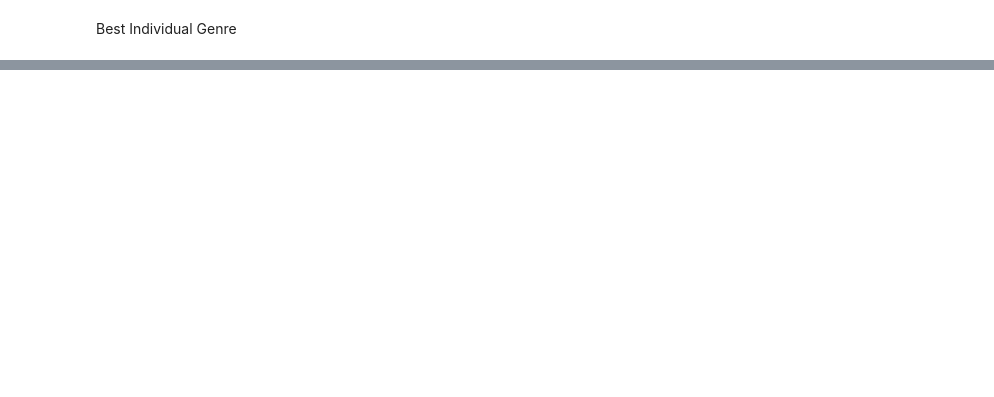
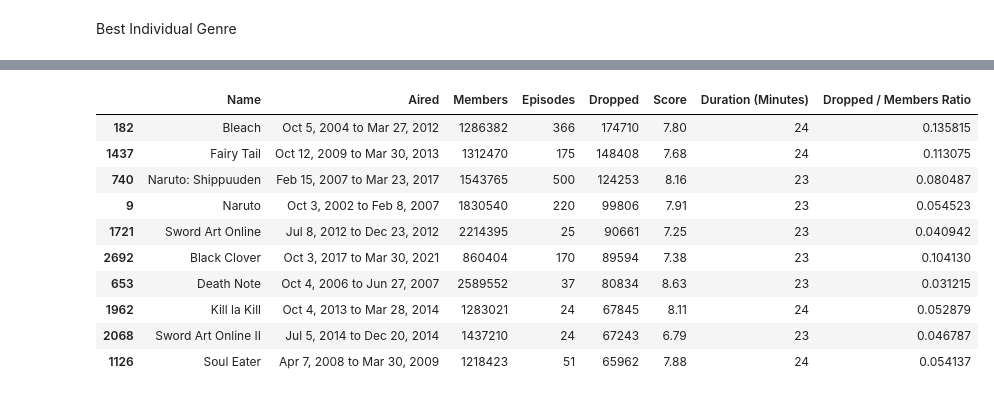
Before and after one commit to data301-2021-summer2/group03-project, a Jupyter notebook: analysis/Jia_Quan/milestone2.ipynb, the cells around one changed output, grey strips where cells are left out. Drawn from its saved outputs; the diff is of its cells as text; code cells hidden in the pictures; blank space fills up the shorter version.

```diff
--- a/analysis/Jia_Quan/milestone2.ipynb
+++ b/analysis/Jia_Quan/milestone2.ipynb
@@ -196,0 +263,19 @@ ax = sns.countplot( y="Count", data=genreIndividualOccurances2)
+# %%
+q2df = pdf[['Name','Aired','Members','Episodes','Dropped','Score','Duration (Minutes)']]
+q2df['Dropped / Members Ratio'] = q2df['Dropped'] / q2df['Members']
+# q2df = q2df.sort_values(by=['Dropped / Members Ratio'], ascending=False)
+
+q2df = q2df.sort_values(by=['Dropped'], ascending=False)
+q2df.head(10)
+# %% [output]
+|  | Name | Aired | Members | Episodes | Dropped | Score | Duration (Minutes) | Dropped / Members Ratio |
+| 182 | Bleach | Oct 5, 2004 to Mar 27, 2012 | 1286382 | 366 | 174710 | 7.80 | 24 | 0.135815 |
+| 1437 | Fairy Tail | Oct 12, 2009 to Mar 30, 2013 | 1312470 | 175 | 148408 | 7.68 | 24 | 0.113075 |
+| 740 | Naruto: Shippuuden | Feb 15, 2007 to Mar 23, 2017 | 1543765 | 500 | 124253 | 8.16 | 23 | 0.080487 |
+| 9 | Naruto | Oct 3, 2002 to Feb 8, 2007 | 1830540 | 220 | 99806 | 7.91 | 23 | 0.054523 |
+| 1721 | Sword Art Online | Jul 8, 2012 to Dec 23, 2012 | 2214395 | 25 | 90661 | 7.25 | 23 | 0.040942 |
+| 2692 | Black Clover | Oct 3, 2017 to Mar 30, 2021 | 860404 | 170 | 89594 | 7.38 | 23 | 0.104130 |
+| 653 | Death Note | Oct 4, 2006 to Jun 27, 2007 | 2589552 | 37 | 80834 | 8.63 | 23 | 0.031215 |
+| 1962 | Kill la Kill | Oct 4, 2013 to Mar 28, 2014 | 1283021 | 24 | 67845 | 8.11 | 24 | 0.052879 |
+| 2068 | Sword Art Online II | Jul 5, 2014 to Dec 20, 2014 | 1437210 | 24 | 67243 | 6.79 | 23 | 0.046787 |
+| 1126 | Soul Eater | Apr 7, 2008 to Mar 30, 2009 | 1218423 | 51 | 65962 | 7.88 | 24 | 0.054137 |
```
Also changed, not shown: parts of 11 cells of this notebook.
